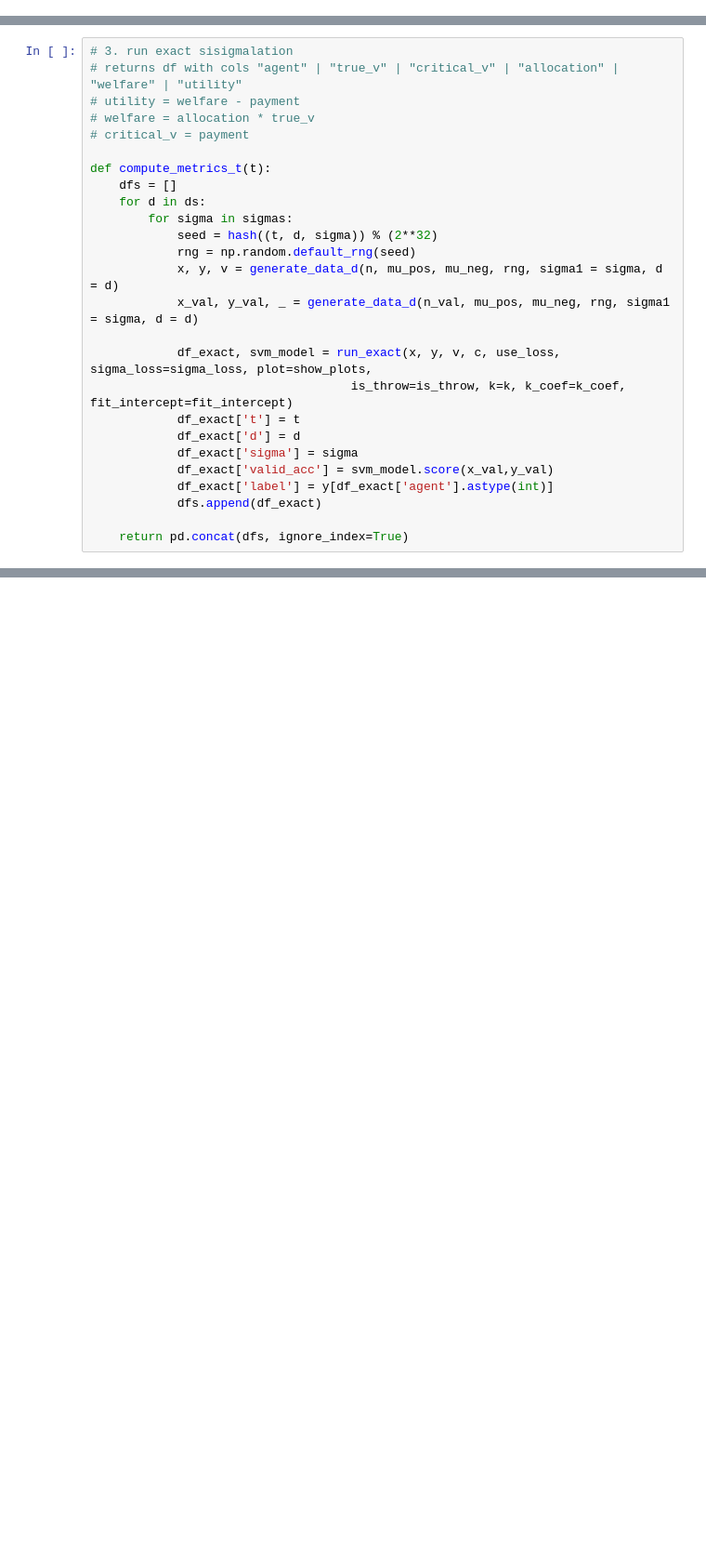
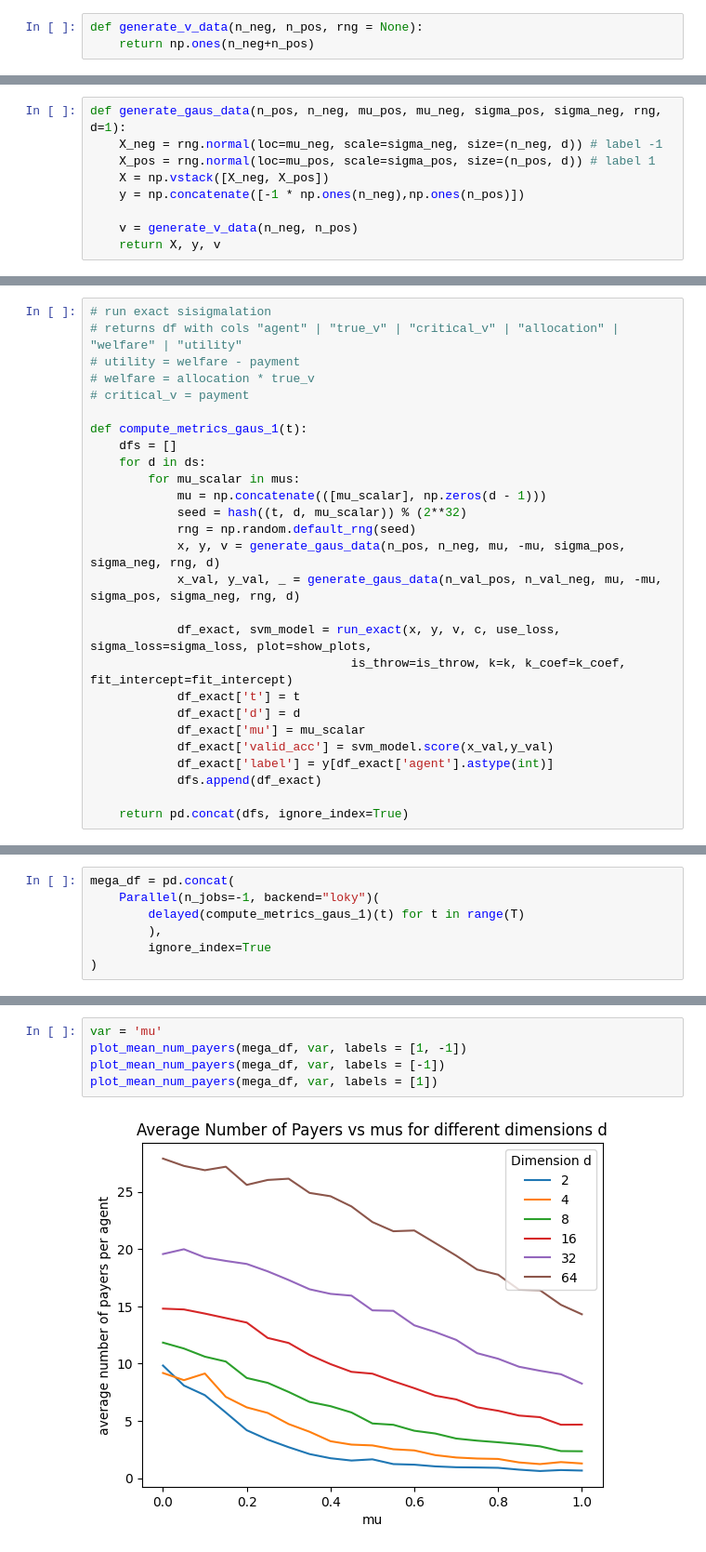
Before and after one commit to BML-Technion/accuracy_auctions, a Jupyter notebook: experiments_2.ipynb, the cells around one changed output, grey strips where cells are left out. Shown at 93% size. Cells and saved outputs as stored; diff of their text form; blank space fills up the shorter version.

```diff
--- a/experiments_2.ipynb
+++ b/experiments_2.ipynb
@@ -26,0 +43,3 @@ warnings.filterwarnings("ignore", category=FutureWarning)
+# %%
+def generate_v_data(n_neg, n_pos, rng = None):
+    return np.ones(n_neg+n_pos)
@@ -58,0 +110,9 @@ def generate_data_d(n, mu1, mu2, rng, sigma1, sigma2 = 1.0, d=1):
+# %%
+def generate_gaus_data(n_pos, n_neg, mu_pos, mu_neg, sigma_pos, sigma_neg, rng, d=1):
+    X_neg = rng.normal(loc=mu_neg, scale=sigma_neg, size=(n_neg, d)) # label -1
+    X_pos = rng.normal(loc=mu_pos, scale=sigma_pos, size=(n_pos, d)) # label 1
+    X = np.vstack([X_neg, X_pos])
+    y = np.concatenate([-1 * np.ones(n_neg),np.ones(n_pos)])
+
+    v = generate_v_data(n_neg, n_pos)
+    return X, y, v
@@ -82,24 +130,25 @@ sigmas = np.linspace(1.5, 0.1, 31) # different sigmas to run the experiments on
 # %%
-# 3. run exact sisigmalation
+# run exact sisigmalation
 # returns df with cols "agent" | "true_v" | "critical_v" | "allocation" | "welfare" | "utility"
 # utility = welfare - payment
 # welfare = allocation * true_v
 # critical_v = payment
 
-def compute_metrics_t(t):
+def compute_metrics_gaus_1(t):
     dfs = []
     for d in ds:
-        for sigma in sigmas:
-            seed = hash((t, d, sigma)) % (2**32)
+        for mu_scalar in mus:
+            mu = np.concatenate(([mu_scalar], np.zeros(d - 1)))
+            seed = hash((t, d, mu_scalar)) % (2**32)
             rng = np.random.default_rng(seed)
-            x, y, v = generate_data_d(n, mu_pos, mu_neg, rng, sigma1 = sigma, d = d)
-            x_val, y_val, _ = generate_data_d(n_val, mu_pos, mu_neg, rng, sigma1 = sigma, d = d)
+            x, y, v = generate_gaus_data(n_pos, n_neg, mu, -mu, sigma_pos, sigma_neg, rng, d)
+            x_val, y_val, _ = generate_gaus_data(n_val_pos, n_val_neg, mu, -mu, sigma_pos, sigma_neg, rng, d)
 
             df_exact, svm_model = run_exact(x, y, v, c, use_loss, sigma_loss=sigma_loss, plot=show_plots,
                                     is_throw=is_throw, k=k, k_coef=k_coef, fit_intercept=fit_intercept)
             df_exact['t'] = t
             df_exact['d'] = d
-            df_exact['sigma'] = sigma
+            df_exact['mu'] = mu_scalar
             df_exact['valid_acc'] = svm_model.score(x_val,y_val)
             df_exact['label'] = y[df_exact['agent'].astype(int)]
             dfs.append(df_exact)
@@ -114,0 +199,7 @@ mega_df = pd.concat(
+# %%
+mega_df = pd.concat(
+    Parallel(n_jobs=-1, backend="loky")(
+        delayed(compute_metrics_gaus_1)(t) for t in range(T)
+        ),
+        ignore_index=True
+)
@@ -114,0 +211,7 @@ mega_df = pd.concat(
+# %%
+var = 'mu'
+plot_mean_num_payers(mega_df, var, labels = [1, -1])
+plot_mean_num_payers(mega_df, var, labels = [-1])
+plot_mean_num_payers(mega_df, var, labels = [1])
+# %% [output]
+[figure, added]
```
Also changed, not shown: parts of 25 cells of this notebook, 2 other files.
